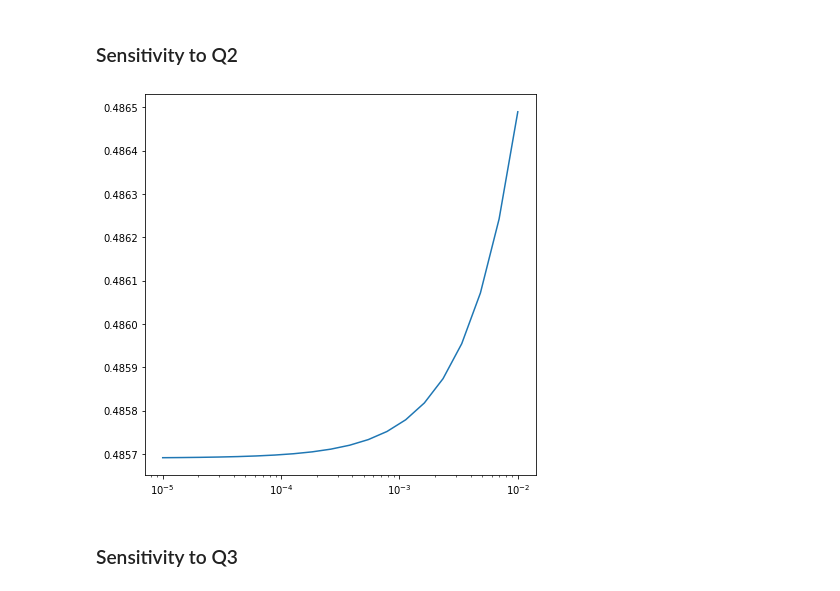
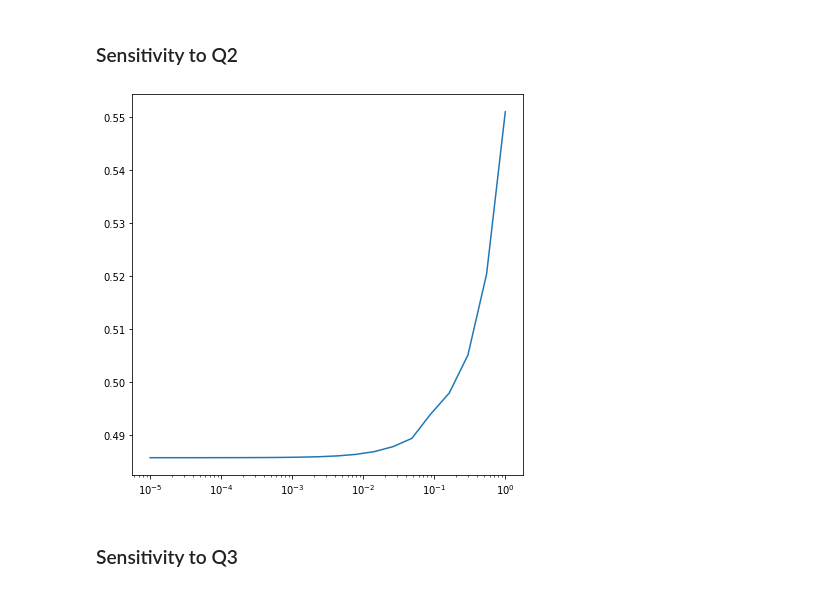
Before and after one commit to giuliovv/duckrace, a Jupyter notebook: casadi_mpc.ipynb, the cells around one changed output. Drawn from its saved outputs; the diff is of its cells as text; code cells hidden in the pictures.

```diff
--- a/casadi_mpc.ipynb
+++ b/casadi_mpc.ipynb
@@ -383,7 +398,7 @@ plt.plot(np.linspace(1e-2, 2e2, 20), errors_Q)
 # %%
 errors_Q2 = []
 
-for Q2_ in np.logspace(-5, -2, 20):
+for Q2_ in np.logspace(-5, 0, 20):
     X_log = np.empty((5,0))
     U_log = np.empty((2,0))
 
@@ -415,13 +430,13 @@ for Q2_ in np.logspace(-5, -2, 20):
     errors_Q2.append(np.array(errors).reshape(-1).sum())
 # %%
 fig, ax = plt.subplots()
-x = np.logspace(-5, -2, 20)
+x = np.logspace(-5, 0, 20)
 ax.plot(x, errors_Q2)
 
 # Set x scale to logarithmic
 ax.set_xscale('log')
 # %% [output]
-[figure, old version]
+[figure, new version]
 # %% [markdown]
 ### Sensitivity to Q3
 # %%
```
Also changed, not shown: parts of 5 cells of this notebook.
